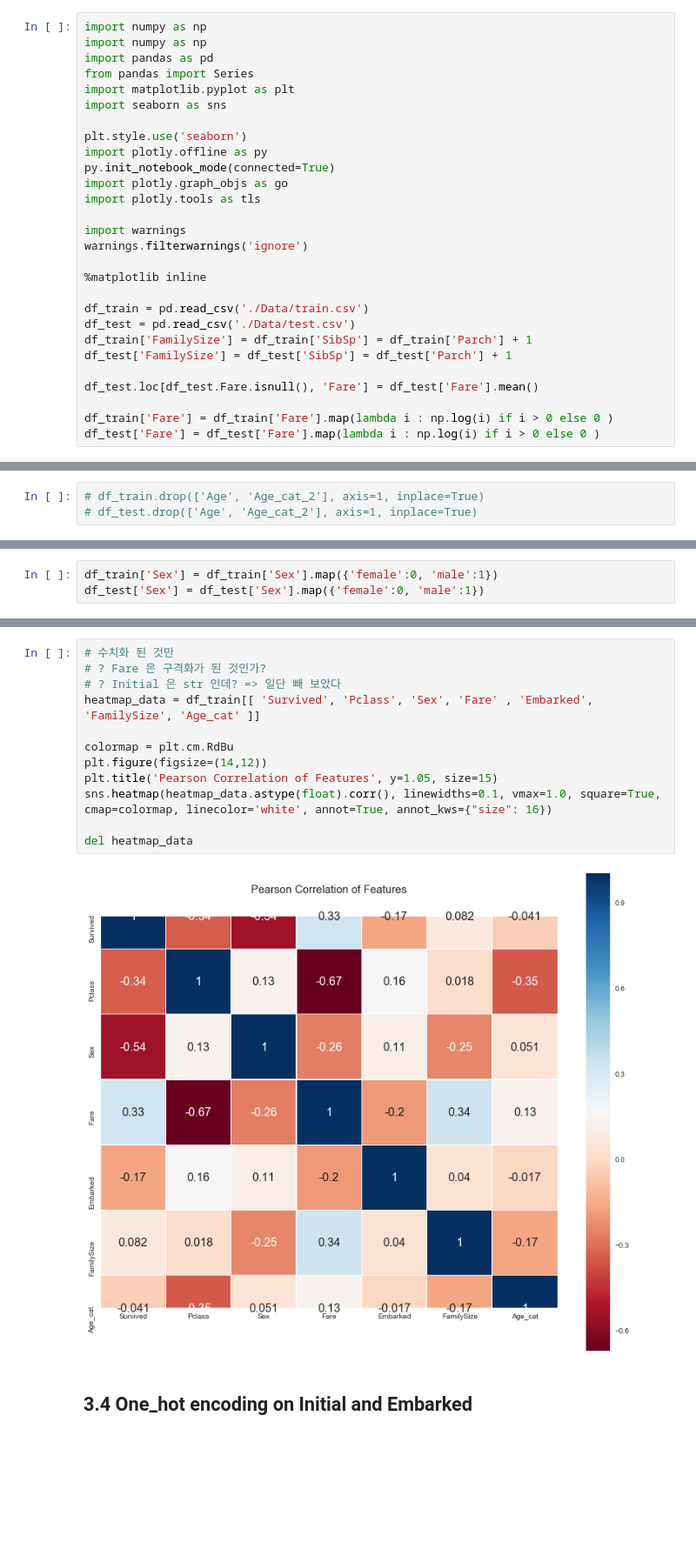
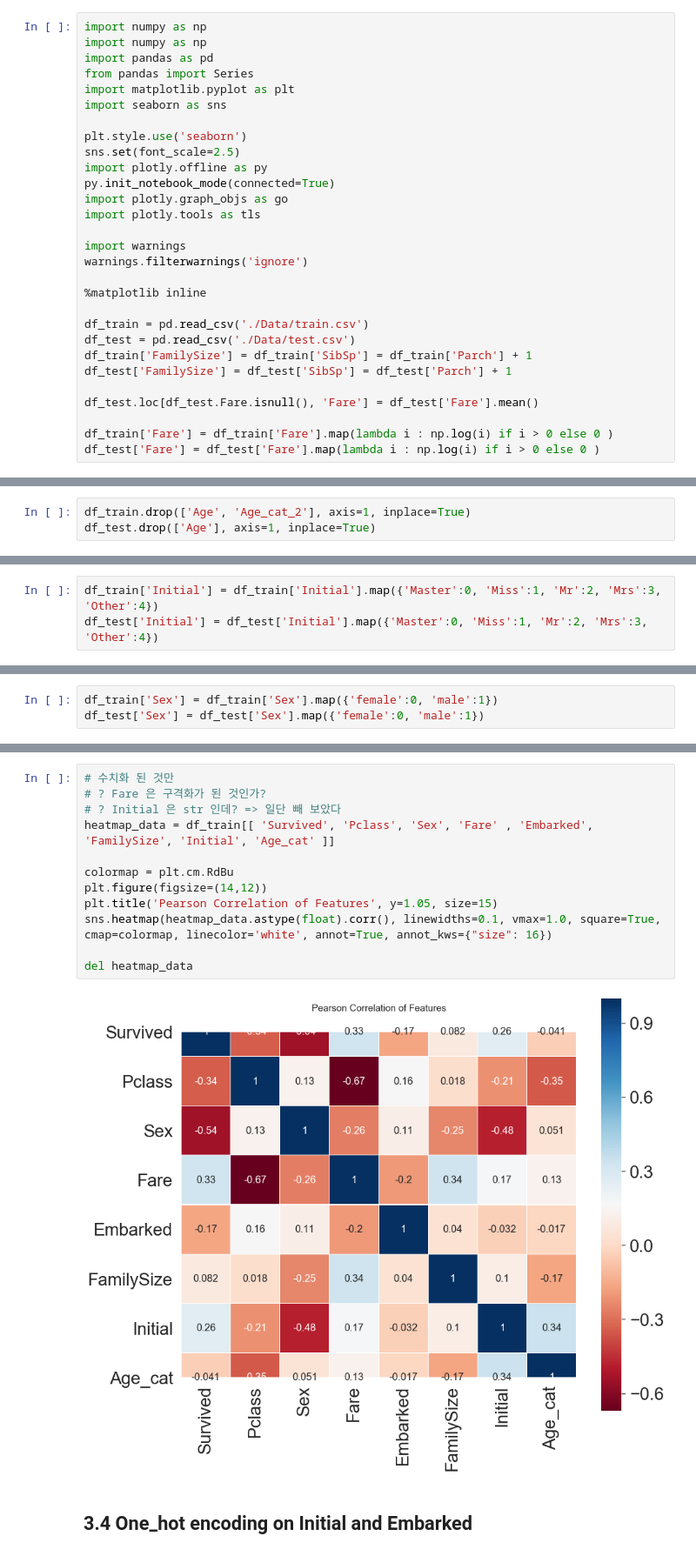
Before and after one commit to jiyoon-choii/Pandas_Study, a Jupyter notebook: Titanic/Titanic - 2회독(2).ipynb, the cells around one changed output, grey strips where cells are left out. Shown at 87% size. Cells and saved outputs as stored; diff of their text form; blank space fills up the shorter version.

```diff
--- a/Titanic/Titanic - 2회독(2).ipynb
+++ b/Titanic/Titanic - 2회독(2).ipynb
@@ -11,6 +11,7 @@ import matplotlib.pyplot as plt
 import seaborn as sns
 
 plt.style.use('seaborn')
+sns.set(font_scale=2.5)
 import plotly.offline as py
 py.init_notebook_mode(connected=True)
 import plotly.graph_objs as go
@@ -168,5 +173,5 @@ print('1번 방법, 2번 방법 둘 다 같은 결과를 내면 True :', (df_tra
 # %% [output]
 1번 방법, 2번 방법 둘 다 같은 결과를 내면 True : True
 # %%
-# df_train.drop(['Age', 'Age_cat_2'], axis=1, inplace=True)
-# df_test.drop(['Age', 'Age_cat_2'], axis=1, inplace=True)
+df_train.drop(['Age', 'Age_cat_2'], axis=1, inplace=True)
+df_test.drop(['Age'], axis=1, inplace=True)
@@ -190,6 +187,9 @@ df_train
 ## 3.3 Change Initial, Embarked and Sex (string to numerical)
 # %%
 # 특정 컬럼의 값 확인 ! : unique(), value_counts()
+# %%
+df_train['Initial'] = df_train['Initial'].map({'Master':0, 'Miss':1, 'Mr':2, 'Mrs':3, 'Other':4})
+df_test['Initial'] = df_test['Initial'].map({'Master':0, 'Miss':1, 'Mr':2, 'Mrs':3, 'Other':4})
 # %%
 df_train['Embarked'].unique()
 # %% [output]
@@ -230,17 +239,17 @@ df_train.head()
 # %%
 # 수치화 된 것만
 # ? Fare 은 구격화가 된 것인가?
 # ? Initial 은 str 인데? => 일단 빼 보았다
-heatmap_data = df_train[[ 'Survived', 'Pclass', 'Sex', 'Fare' , 'Embarked', 'FamilySize', 'Age_cat' ]]
+heatmap_data = df_train[[ 'Survived', 'Pclass', 'Sex', 'Fare' , 'Embarked', 'FamilySize', 'Initial', 'Age_cat' ]]
 
 colormap = plt.cm.RdBu
 plt.figure(figsize=(14,12))
 plt.title('Pearson Correlation of Features', y=1.05, size=15)
 sns.heatmap(heatmap_data.astype(float).corr(), linewidths=0.1, vmax=1.0, square=True, cmap=colormap, linecolor='white', annot=True, annot_kws={"size": 16})
 
 del heatmap_data
 # %% [output]
-[figure, old version]
+[figure, new version]
 # %% [markdown]
 ## 3.4 One_hot encoding on Initial and Embarked
 # %%
```
Also changed, not shown: parts of 31 cells of this notebook, 1 other file.
